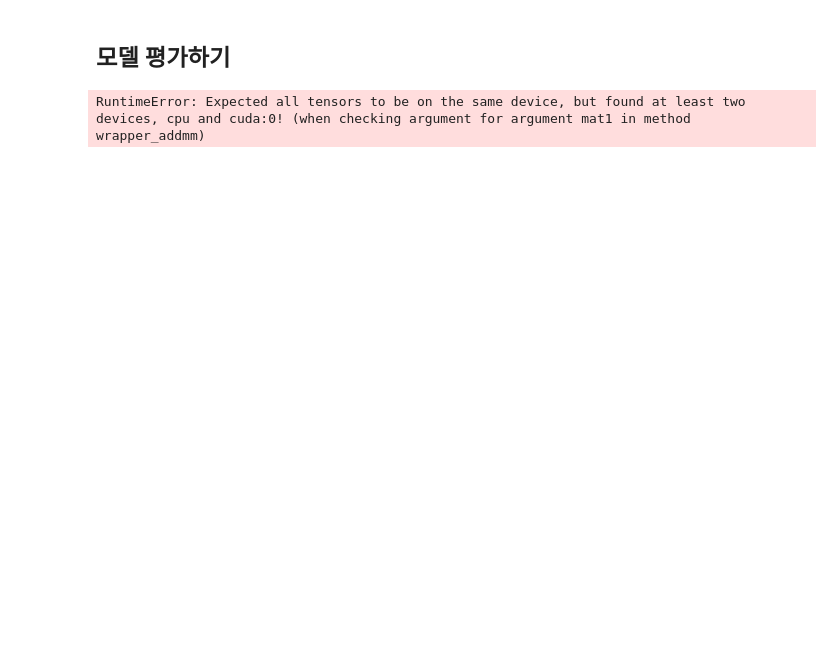
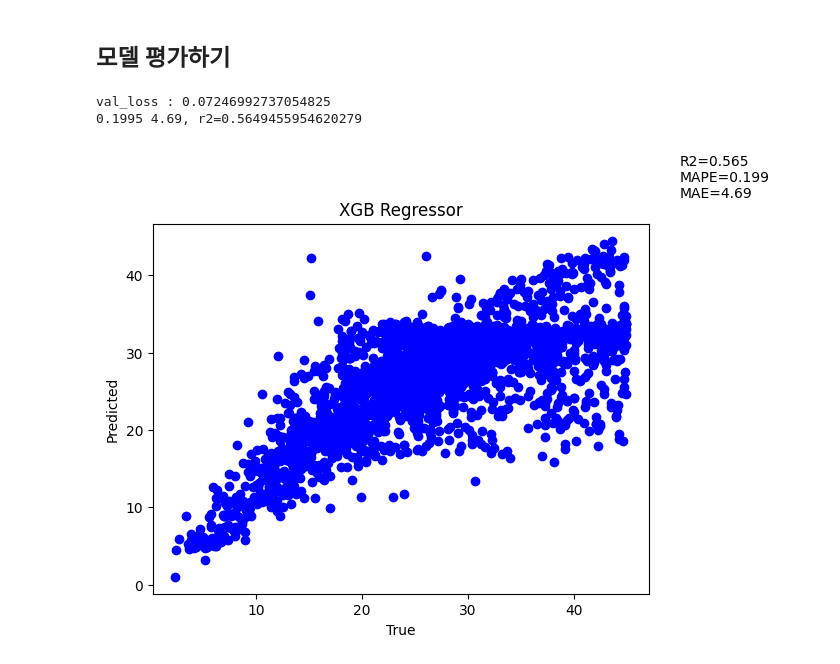
Before and after one commit to bigdata-car/kadap-lecture, a Jupyter notebook: 20240522-katech-python-with-kadap-cloud/Day01-Class01/4_python_Machine_learning.ipynb, the cells around one changed output. Cells and saved outputs as stored; diff of their text form; code cells hidden in the pictures; blank space fills up the shorter version.

```diff
--- a/20240522-katech-python-with-kadap-cloud/Day01-Class01/4_python_Machine_learning.ipynb
+++ b/20240522-katech-python-with-kadap-cloud/Day01-Class01/4_python_Machine_learning.ipynb
@@ -469,24 +484,26 @@ DLmodel.load_state_dict(torch.load("./Model_3var_OBD.pth"))
 ## 모델 평가하기
 # %%
 with torch.no_grad():
-    ytest_pred = DLmodel(Xtest_tensor)
-    print(f'val_loss : {criterion(ytest_tensor, ytest_pred).item()}')
+    ytest_pred = DLmodel(Xtest_tensor).cpu()
+    print(f'val_loss : {criterion(ytest_tensor.cpu(), ytest_pred).item()}')
 
 unscaled = pd.DataFrame(s.inverse_transform(datatest),columns = alls)
 datap = datatest.copy()
 datap[label] = ytest_pred
 unscaledy = unscaled[label]
 unscaledp = pd.DataFrame(s.inverse_transform(datap),columns=alls)[label]
 perc = MAPE(unscaledy, unscaledp)
 
 scoree = MAE(unscaledy, unscaledp)
 scorer = r2(unscaledy, unscaledp)
 plt.plot(unscaledy, unscaledp, 'bo')
 plt.xlabel('True')
 plt.text(50,50,f'R2={round(scorer,3)}\nMAPE={round(perc,3)}\nMAE={round(scoree,3)}')
 plt.xlabel('True')
 plt.ylabel('Predicted')
 plt.title('XGB Regressor')
 print(f'{perc:.4g}',f'{scoree:.4g}, r2={scorer}')
 # %% [output]
-RuntimeError: Expected all tensors to be on the same device, but found at least two devices, cpu and cuda:0! (when checking argument for argument mat1 in method wrapper_addmm)
+val_loss : 0.07246992737054825
+0.1995 4.69, r2=0.5649455954620279
+[figure, added]
```
Also changed, not shown: parts of 1 cell of this notebook.
